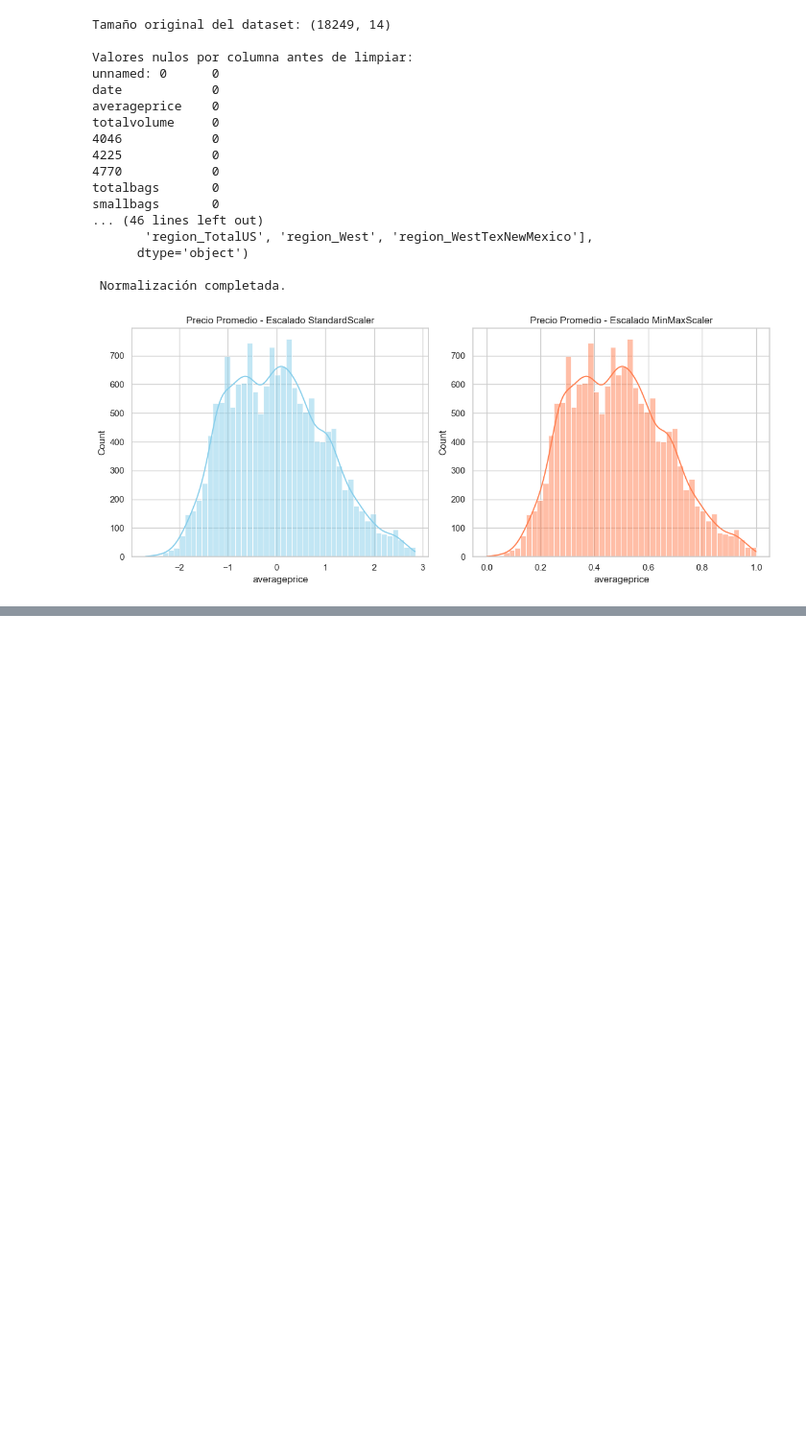
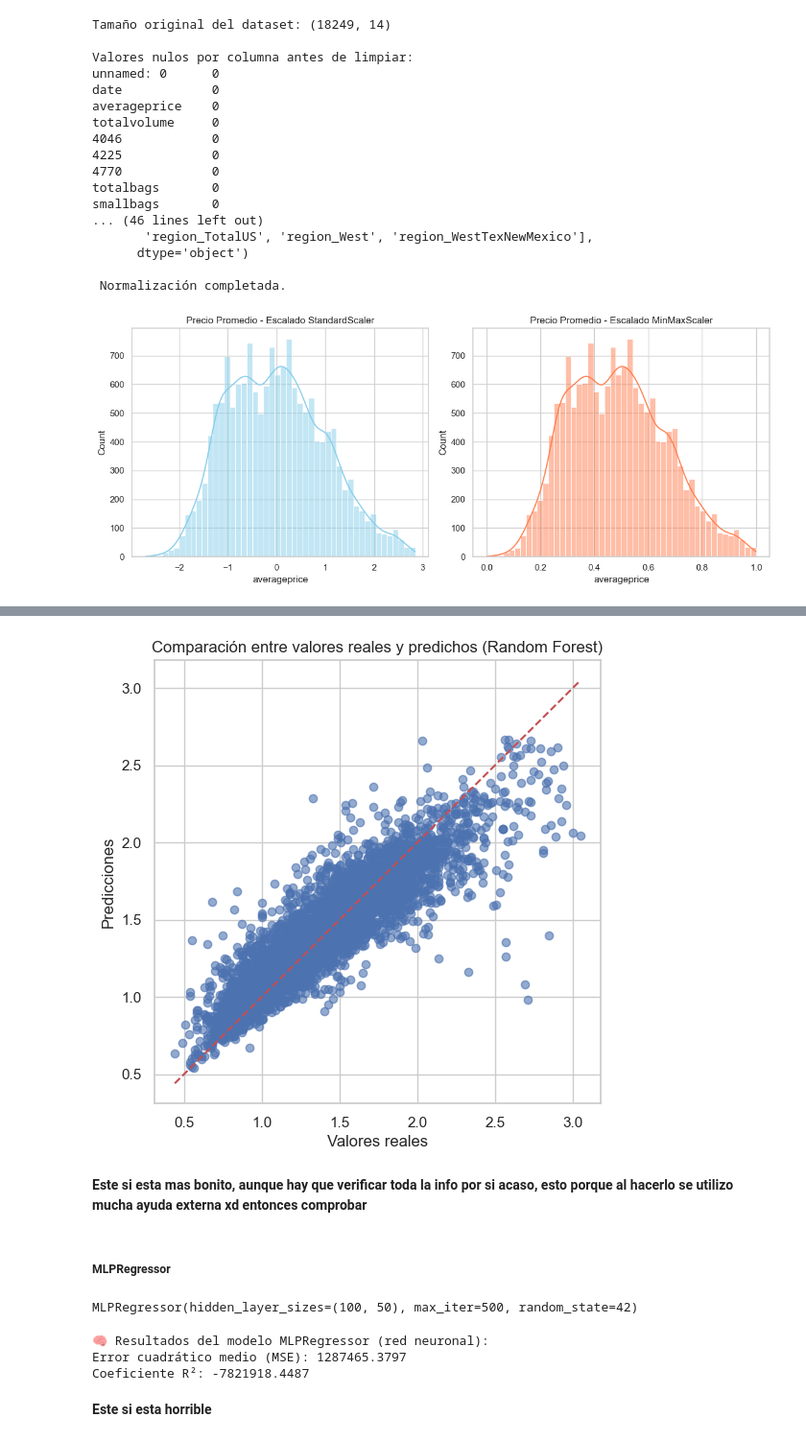
Before and after one commit to briangonzalez2/proyecto_datos_2, a Jupyter notebook: main.ipynb, the cells around one changed output, grey strips where cells are left out. Shown at 96% size. Drawn from its saved outputs; the diff is of its cells as text; code cells hidden in the pictures; blank space fills up the shorter version.

Commit message:
Update main.ipynb
hasta ahora nada bien xd, solo info

```diff
--- a/main.ipynb
+++ b/main.ipynb
@@ -183,0 +284,3 @@ smallbags       0
+# %%
+modelo_rf = RandomForestRegressor(random_state=42)
+modelo_rf.fit(X_train, y_train)
@@ -183,0 +289,3 @@ smallbags       0
+# %%
+# 7️⃣ Hacer predicciones con Random Forest
+y_pred_rf = modelo_rf.predict(X_test)
@@ -183,0 +324,14 @@ smallbags       0
+# %%
+plt.figure(figsize=(6,6))
+plt.scatter(y_test, y_pred_rf, alpha=0.6)
+plt.xlabel('Valores reales')
+plt.ylabel('Predicciones')
+plt.title('Comparación entre valores reales y predichos (Random Forest)')
+plt.plot([y_test.min(), y_test.max()], [y_test.min(), y_test.max()], 'r--')
+plt.show()
+# %% [output]
+[figure, added]
+# %% [markdown]
+**Este si esta mas bonito, aunque hay que verificar toda la info por si acaso, esto porque al hacerlo se utilizo mucha ayuda externa xd entonces comprobar**
+# %% [markdown]
+##### MLPRegressor
@@ -183,0 +340,5 @@ smallbags       0
+# %%
+modelo_mlp = MLPRegressor(hidden_layer_sizes=(100, 50), max_iter=500, random_state=42)
+modelo_mlp.fit(X_train, y_train)
+# %% [output]
+MLPRegressor(hidden_layer_sizes=(100, 50), max_iter=500, random_state=42)
@@ -183,0 +350,10 @@ smallbags       0
+# %%
+print("\n🧠 Resultados del modelo MLPRegressor (red neuronal):")
+print(f"Error cuadrático medio (MSE): {mse_mlp:.4f}")
+print(f"Coeficiente R²: {r2_mlp:.4f}")
+# %% [output]
+🧠 Resultados del modelo MLPRegressor (red neuronal):
+Error cuadrático medio (MSE): 1287465.3797
+Coeficiente R²: -7821918.4487
+# %% [markdown]
+**Este si esta horrible**
```
Also changed, not shown: parts of 48 cells of this notebook.
